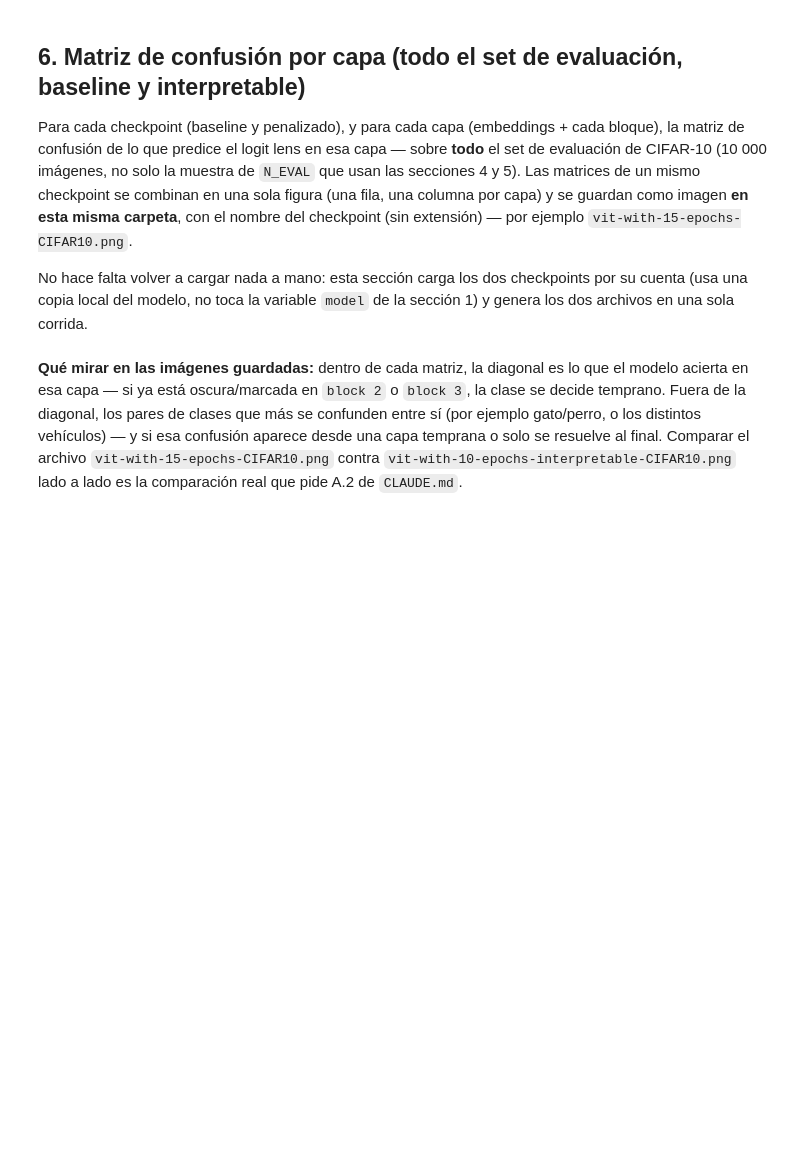
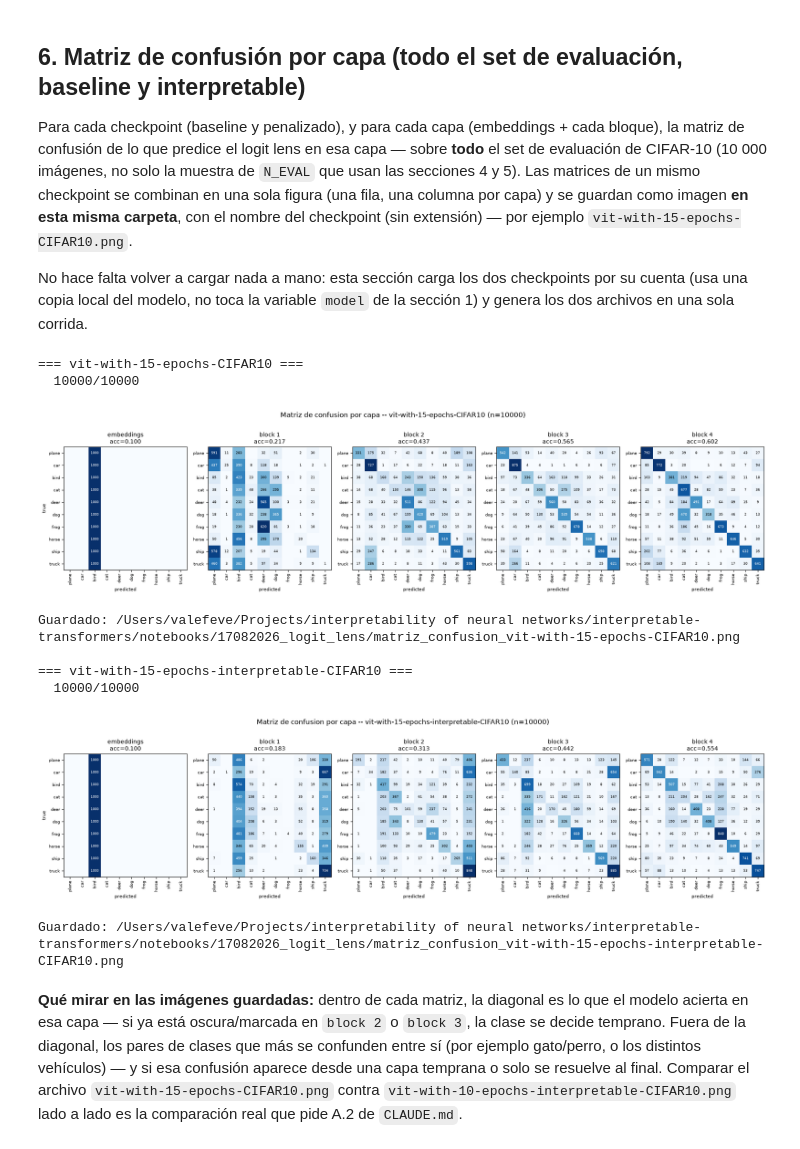
Before and after one commit to valentinafeve/interpretable-transformers, a Jupyter notebook: notebooks/17082026_logit_lens/logit_lens.ipynb, the cells around one changed output. Drawn from its saved outputs; the diff is of its cells as text; code cells hidden in the pictures; blank space fills up the shorter version.

```diff
--- a/notebooks/17082026_logit_lens/logit_lens.ipynb
+++ b/notebooks/17082026_logit_lens/logit_lens.ipynb
@@ -248,7 +274,7 @@ from pathlib import Path
 
 CHECKPOINTS_FOR_CONFUSION = [
     "vit-with-15-epochs-CIFAR10",               # baseline
-    "vit-with-10-epochs-interpretable-CIFAR10", # interpretable (penalizado)
+    "vit-with-15-epochs-interpretable-CIFAR10", # interpretable (penalizado)
 ]
 CM_BATCH_SIZE = 500  # tamano de lote para no cargar las 10000 imagenes de una
 
@@ -294,35 +320,45 @@ import numpy as np
 
 for cm_experiment_name in CHECKPOINTS_FOR_CONFUSION:
     print(f"\n=== {cm_experiment_name} ===")
     cm_model, cm_config = load_checkpoint(cm_experiment_name)
     cm_layer_names, true_labels_np, preds_per_layer_np = logit_lens_predictions_full(cm_model)
 
     n_layers = len(cm_layer_names)
     fig, axes = plt.subplots(1, n_layers, figsize=(3.6 * n_layers, 4.2))
     for ax, layer_name, preds in zip(axes, cm_layer_names, preds_per_layer_np):
         cm = confusion_matrix_np(true_labels_np, preds, len(classes))
         acc = (true_labels_np == preds).mean()
         ax.imshow(cm, cmap="Blues")
         for i in range(len(classes)):
             for j in range(len(classes)):
                 if cm[i, j] > 0:
                     ax.text(j, i, str(cm[i, j]), ha="center", va="center", fontsize=6,
                             color="white" if cm[i, j] > cm.max() / 2 else "black")
         ax.set_xticks(range(len(classes)))
         ax.set_xticklabels(classes, rotation=90, fontsize=7)
         ax.set_yticks(range(len(classes)))
         ax.set_yticklabels(classes, fontsize=7)
-        ax.set_xlabel("predicha", fontsize=8)
+        ax.set_xlabel("predicted", fontsize=8)
         ax.set_title(f"{layer_name}\nacc={acc:.3f}", fontsize=10)
-    axes[0].set_ylabel("real", fontsize=8)
+    axes[0].set_ylabel("true", fontsize=8)
 
     fig.suptitle(f"Matriz de confusion por capa -- {cm_experiment_name} (n={len(testset)})", y=1.04, fontsize=12)
     plt.tight_layout()
 
     output_path = Path.cwd() / f"matriz_confusion_{cm_experiment_name}.png"
     fig.savefig(output_path, dpi=150, bbox_inches="tight")
     plt.show()
     print(f"Guardado: {output_path}")
+# %% [output]
+=== vit-with-15-epochs-CIFAR10 ===
+  10000/10000
+[figure, added]
+Guardado: /Users/valefeve/Projects/interpretability of neural networks/interpretable-transformers/notebooks/17082026_logit_lens/matriz_confusion_vit-with-15-epochs-CIFAR10.png
+
+=== vit-with-15-epochs-interpretable-CIFAR10 ===
+  10000/10000
+[figure, added]
+Guardado: /Users/valefeve/Projects/interpretability of neural networks/interpretable-transformers/notebooks/17082026_logit_lens/matriz_confusion_vit-with-15-epochs-interpretable-CIFAR10.png
 # %% [markdown]
 **Qué mirar en las imágenes guardadas:** dentro de cada matriz, la diagonal es lo que el modelo acierta en esa capa — si ya está oscura/marcada en `block 2` o `block 3`, la clase se decide temprano. Fuera de la diagonal, los pares de clases que más se confunden entre sí (por ejemplo gato/perro, o los distintos vehículos) — y si esa confusión aparece desde una capa temprana o solo se resuelve al final. Comparar el archivo `vit-with-15-epochs-CIFAR10.png` contra `vit-with-10-epochs-interpretable-CIFAR10.png` lado a lado es la comparación real que pide A.2 de `CLAUDE.md`.
 # %% [markdown]
```
Also changed, not shown: parts of 7 cells of this notebook, 2 other files.
